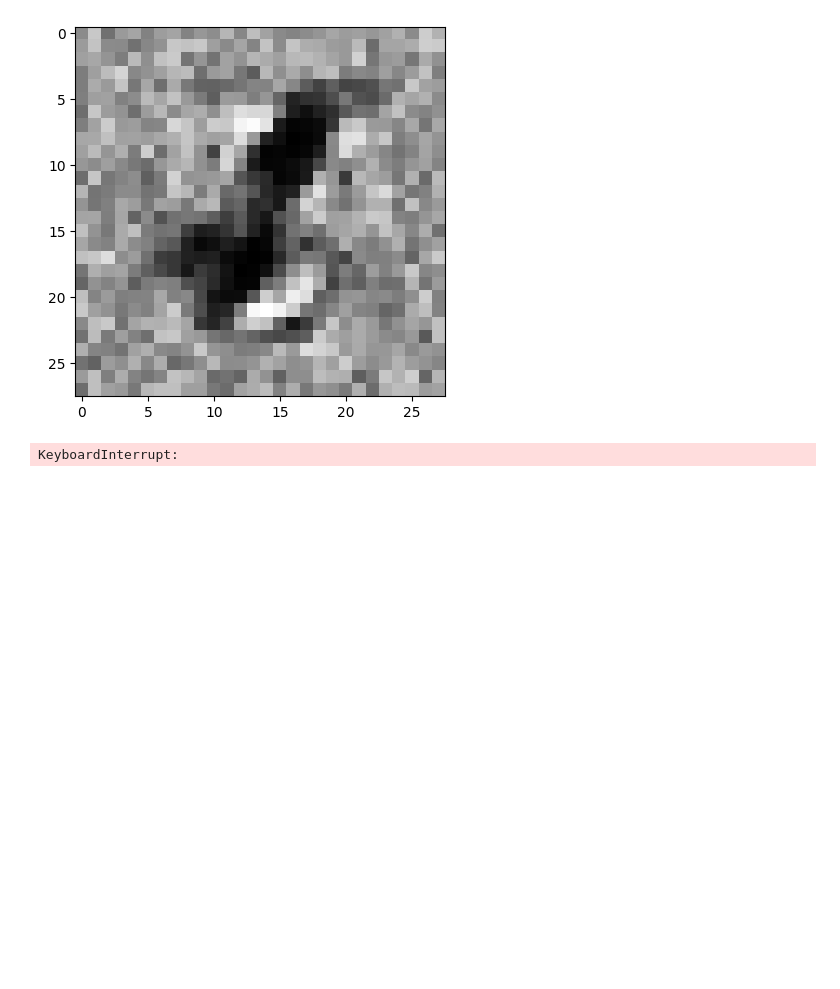
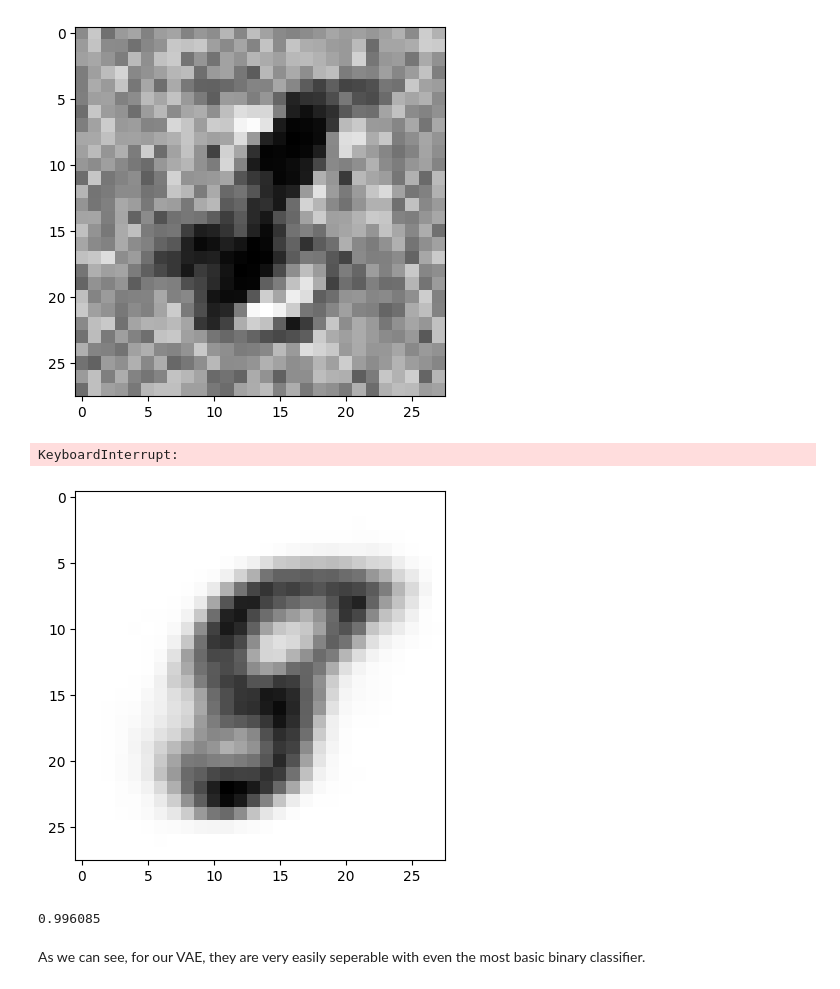
Before and after one commit to ahmedali6395/ml-physics, a Jupyter notebook: pset_2/Physics_569_Problem_Set_2.ipynb, the cells around one changed output. Drawn from its saved outputs; the diff is of its cells as text; code cells hidden in the pictures; blank space fills up the shorter version.

```diff
--- a/pset_2/Physics_569_Problem_Set_2.ipynb
+++ b/pset_2/Physics_569_Problem_Set_2.ipynb
@@ -480,3 +579,19 @@ Current Generator Loss: 1.348107099533081
 Current Discriminator Loss: 1.0647603273391724
 [figure]
 KeyboardInterrupt:
+# %%
+# generate a bunch of samples from the VAE
+
+# multiply by 2 to increase the variance a bit to match the range in our particular VAE
+
+# create 1000 samples
+
+num_samples = 1000
+random_samples_vae = torch.randn((num_samples, 2))*2
+
+random_numbers_vae = mnist_vae.decoder(random_samples_vae)
+
+with torch.no_grad():
+    plt.imshow(random_numbers_vae[10].reshape((28,28)), cmap="Grays")
+# %% [output]
+[figure, added]
@@ -482,0 +644,27 @@ KeyboardInterrupt:
+# %%
+from sklearn.metrics import auc, roc_curve as roc
+
+def calc_roc(model, test_dataset):
+    model.eval()
+    y_true = []
+    y_score = []
+    with torch.no_grad():
+        for vector, label in test_dataset:
+            outputs = model(vector)
+            y_true.append(label.numpy())
+            y_score.append(outputs.numpy())
+
+    fpr, tpr, thresholds = roc(y_true=y_true, y_score=y_score)
+    auc_score = auc(fpr, tpr)
+
+    return fpr, tpr, auc_score
+
+
+with torch.no_grad():
+    vae_fpr, vae_tpr, vae_auc = calc_roc(classifier_vae, vae_dataset_test)
+
+print(vae_auc)
+# %% [output]
+0.996085
+# %% [markdown]
+As we can see, for our VAE, they are very easily seperable with even the most basic binary classifier.
```
Also changed, not shown: parts of 18 cells of this notebook.
